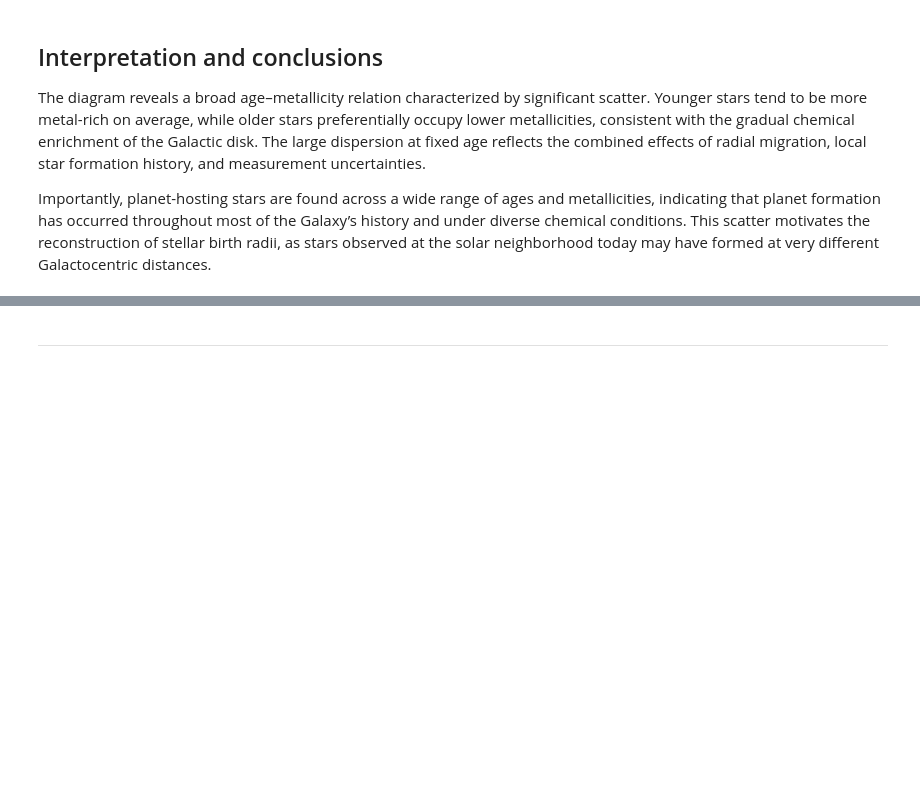
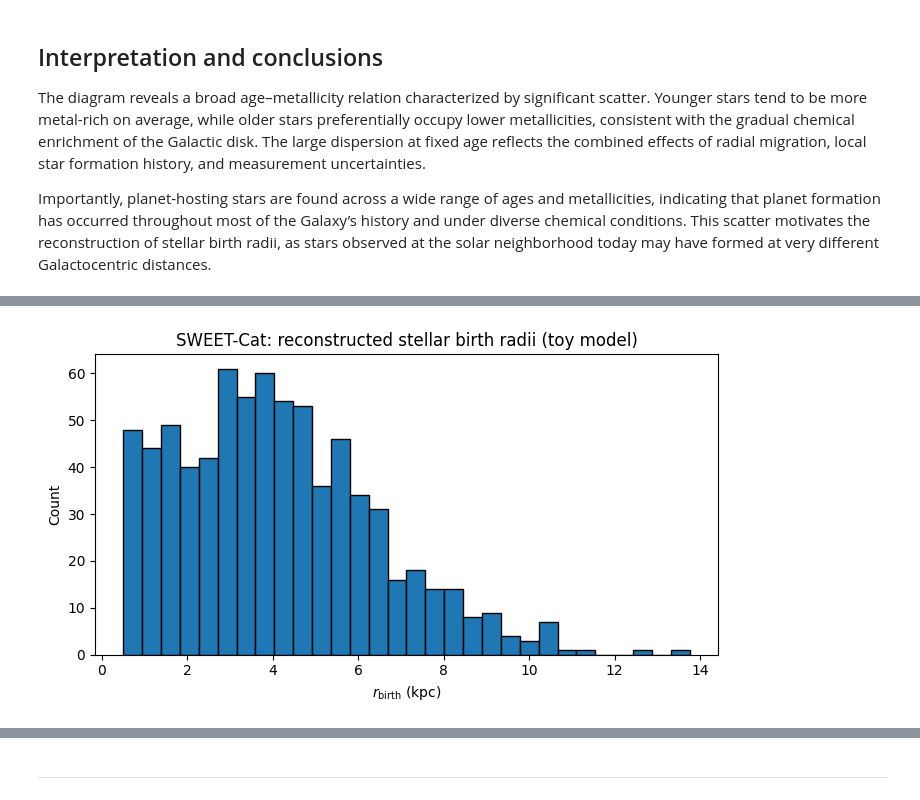
Before and after one commit to stellar-attractor/attractor-lab, a Jupyter notebook: topics/TOP_0001_exoplanet_birth_radius/notebooks/ACAP_001_EN.ipynb, the cells around one changed output, grey strips where cells are left out. Drawn from its saved outputs; the diff is of its cells as text; code cells hidden in the pictures; blank space fills up the shorter version.

```diff
--- a/topics/TOP_0001_exoplanet_birth_radius/notebooks/ACAP_001_EN.ipynb
+++ b/topics/TOP_0001_exoplanet_birth_radius/notebooks/ACAP_001_EN.ipynb
@@ -847,0 +799,88 @@ plt.show()
+# %%
+import numpy as np
+import pandas as pd
+import matplotlib.pyplot as plt
+from pathlib import Path
+
+# ---------- paths ----------
+root_path = Path.cwd()
+while not (root_path / "topics").exists():
+    root_path = root_path.parent
+
+topic_root = root_path / "topics/TOP_0001_exoplanet_birth_radius"
+
+ages_path  = topic_root / "data/processed/sweetcat_ages_grid.csv"
+sweet_path = topic_root / "data/raw/sweetcat.csv"
+out_path   = topic_root / "data/processed/sweetcat_rbirth_toy.csv"
+
+# ---------- load ----------
+ages  = pd.read_csv(ages_path)
+sweet = pd.read_csv(sweet_path)
+
+# ---------- select + merge ----------
+ages = ages[
+    (ages["fit_ok"] == True) &
+    (ages["age_gyr"] >= 0.1) &
+    (ages["age_gyr"] <= 13.5)
+][["Name", "age_gyr"]].copy()
+
+sweet = sweet[["Name", "[Fe/H]"]].copy()
+
+df = pd.merge(ages, sweet, on="Name", how="inner")
+df = df.dropna(subset=["age_gyr", "[Fe/H]"]).copy()
+
+print("Merged rows:", len(df))
+
+# ---------- toy ISM model ----------
+R_SUN = 8.0  # kpc
+
+def grad_dfeh_dr(age_gyr):
+    """
+    Time-dependent ISM metallicity gradient (toy model).
+    Evolves from ~ -0.15 dex/kpc (old disk) to ~ -0.07 dex/kpc (today).
+    """
+    age = np.asarray(age_gyr, dtype=float)
+    g_young = -0.07
+    g_old   = -0.15
+    t0 = 8.0
+    return g_young + (g_old - g_young) * (age / (age + t0))
+
+def feh_ism_rsun(age_gyr):
+    """
+    ISM metallicity at the solar radius as a function of age (toy model).
+    """
+    age = np.asarray(age_gyr, dtype=float)
+    feh_now = 0.0
+    feh_old = -0.6
+    tau = 3.5
+    x = np.log1p(age / tau) / np.log1p(13.0 / tau)
+    return feh_now + (feh_old - feh_now) * x
+
+# ---------- compute r_birth ----------
+age = df["age_gyr"].to_numpy()
+feh = df["[Fe/H]"].to_numpy()
+
+grad = grad_dfeh_dr(age)
+feh_sun_t = feh_ism_rsun(age)
+
+df["rbirth_kpc"] = R_SUN + (feh - feh_sun_t) / grad
+
+# clip to disk-like values (presentation-friendly)
+df["rbirth_kpc_clipped"] = df["rbirth_kpc"].clip(0.5, 20.0)
+
+# ---------- save ----------
+out_path.parent.mkdir(parents=True, exist_ok=True)
+df.to_csv(out_path, index=False)
+
+print("Saved:", out_path)
+print(df["rbirth_kpc_clipped"].describe())
+
+# ---------- quick sanity plot ----------
+plt.figure(figsize=(7,4))
+plt.hist(df["rbirth_kpc_clipped"], bins=30, edgecolor="k")
+plt.xlabel(r"$r_{\rm birth}$ (kpc)")
+plt.ylabel("Count")
+plt.title("SWEET-Cat: reconstructed stellar birth radii (toy model)")
+plt.tight_layout()
+plt.show()
+# %% [output]
@@ -847,0 +898 @@ plt.show()
+[figure, added]
```
Also changed, not shown: parts of 70 cells of this notebook, 7 other files.
